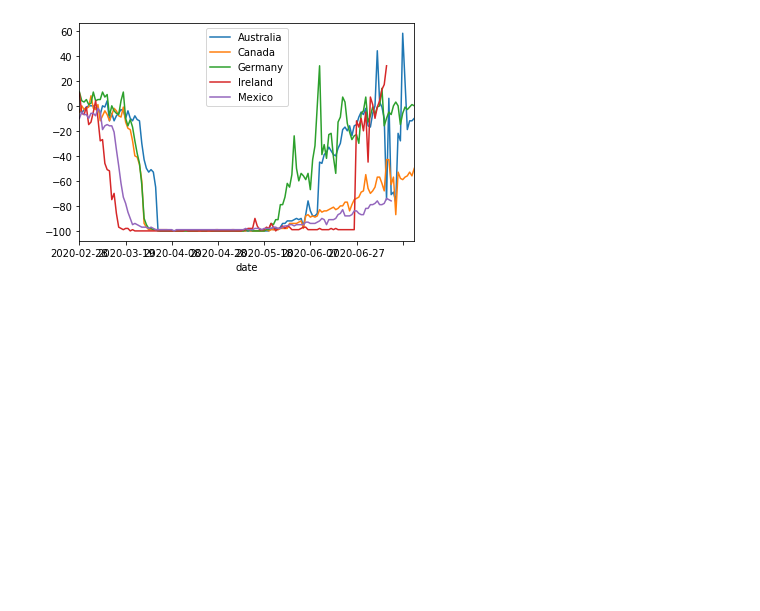
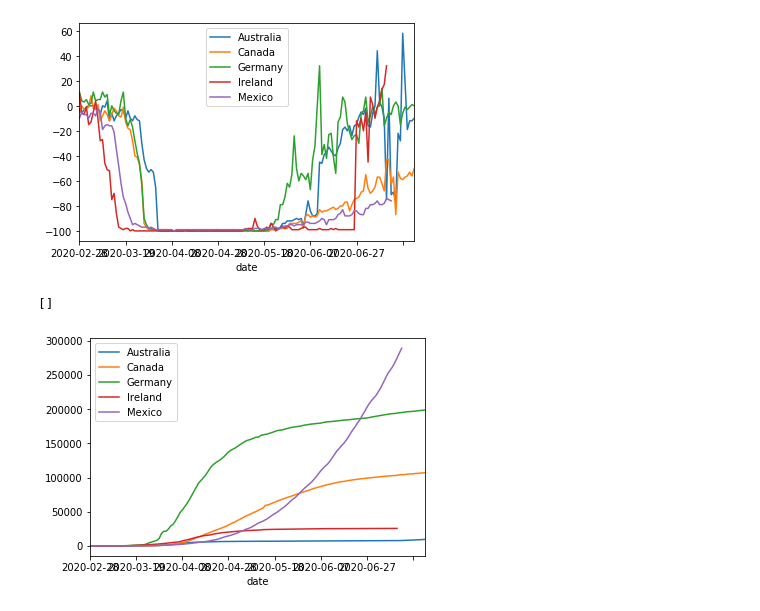
Before and after one commit to mirandaday16/covid_prevention_data_analysis, a Jupyter notebook: miranda_adkins/7-13 Data Exploration (Mobility-Restaurants).ipynb, the cells around one changed output. Drawn from its saved outputs; the diff is of its cells as text; code cells hidden in the pictures; blank space fills up the shorter version.

Commit message:
time series cumulative cases

```diff
--- a/miranda_adkins/7-13 Data Exploration (Mobility-Restaurants).ipynb
+++ b/miranda_adkins/7-13 Data Exploration (Mobility-Restaurants).ipynb
@@ -559,3 +559,16 @@ ax.plot(figsize=(60,40))
 # %% [output]
 []
 [figure]
+# %%
+# Now, let's compare cumulative cases across the countries over time
+ax = aus_df.plot("date", " Cumulative_cases")
+ax = can_df.plot("date", " Cumulative_cases", ax=ax)
+ax = ger_df.plot("date", " Cumulative_cases", ax=ax)
+ax = ire_df.plot("date", " Cumulative_cases", ax=ax)
+ax = mex_df.plot("date", " Cumulative_cases", ax=ax)
+
+ax.legend(['Australia', 'Canada', 'Germany', 'Ireland', 'Mexico'])
+ax.plot(figsize=(60,40))
+# %% [output]
+[]
+[figure, added]
```
